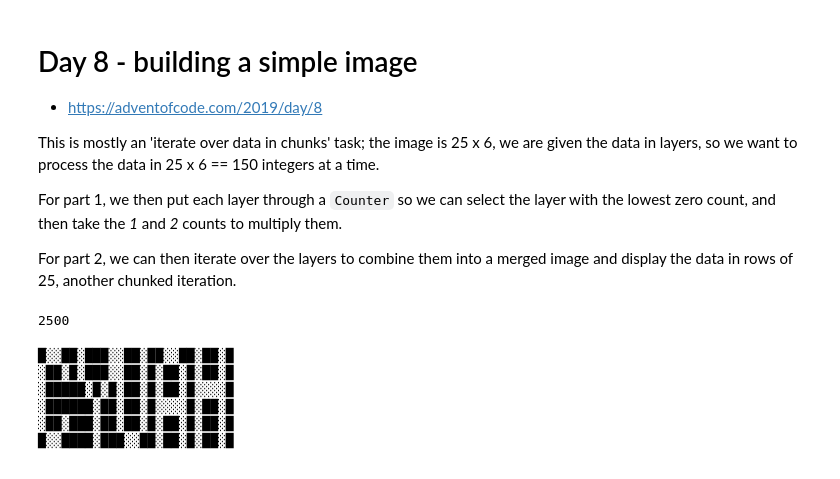
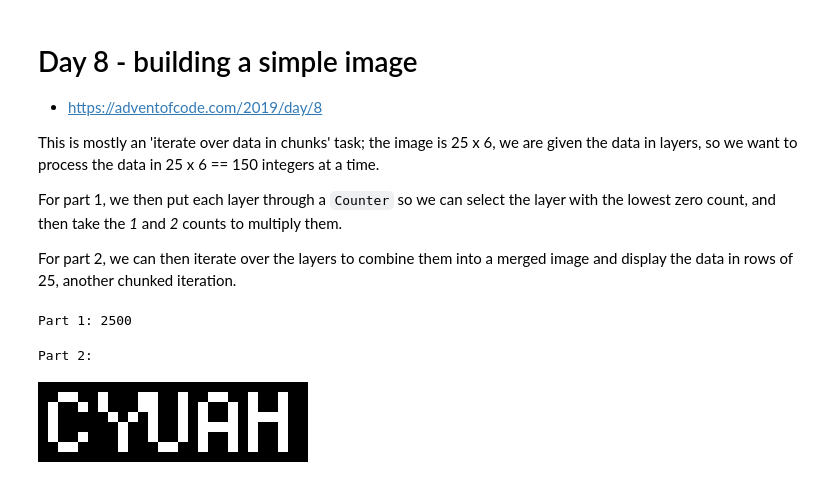
Before and after one commit to mjpieters/adventofcode, a Jupyter notebook: 2019/Day 08.ipynb, the cells around one changed output. Cells and saved outputs as stored; diff of their text form; code cells hidden in the pictures.

Commit message:
Day 8 animation, better viz using PIL.

```diff
--- a/2019/Day 08.ipynb
+++ b/2019/Day 08.ipynb
@@ -24,27 +24,30 @@ def per_n(s: Sequence[T], n: int) -> Iterable[Sequence[T]]:
 from collections import Counter
 layercounts = [Counter(layer) for layer in per_n(data, W * H)]
 least0 = min(layercounts, key=lambda c: c[0])
-print(least0[1] * least0[2])
+print("Part 1:", least0[1] * least0[2])
 # %% [output]
-2500
+Part 1: 2500
 # %%
 # construct image; 2 means we ignore the pixel and look at the next layer value
 merged = [2] * W * H
 for layer in per_n(data, W * H):
     merged = [a if a != 2 else b for a, b in zip(merged, layer)]
-
-# display image, using Unicode block elements
-# https://en.wikipedia.org/wiki/Block_Elements
-# U+2588 FULL BLOCK
-# U+2591 LIGHT SHADE
-image_chars = ['\N{FULL BLOCK}\N{LIGHT SHADE}'[p] for p in merged]
-image = '\n'.join(["".join(line) for line in per_n(image_chars, W)])
-
-print(image)
-# %% [output]
-█░░██░███░░██░██░░██░██░█
-░██░█░███░░██░█░██░█░██░█
-░█████░█░█░██░█░██░█░░░░█
-░██████░██░██░█░░░░█░██░█
-░██░███░██░██░█░██░█░██░█
-█░░████░███░░██░██░█░██░█
+# %%
+from PIL import Image
+
+def render_image(merged: Sequence, scale: int = 10, border: bool = True) -> Image:
+    img = Image.new('1', (W, H), None)
+    img.putdata(merged)
+    if border:
+        with_border = Image.new('1', (W + 2, H + 2))
+        with_border.paste(img, (1, 1))
+        img = with_border
+    if scale != 1:
+        img = img.resize((img.width * scale, img.height * scale))
+    return img
+
+print("Part 2:")
+render_image(merged)
+# %% [output]
+Part 2:
+[figure, added]
```
Also changed, not shown: parts of 1 cell of this notebook, 2 other files.
